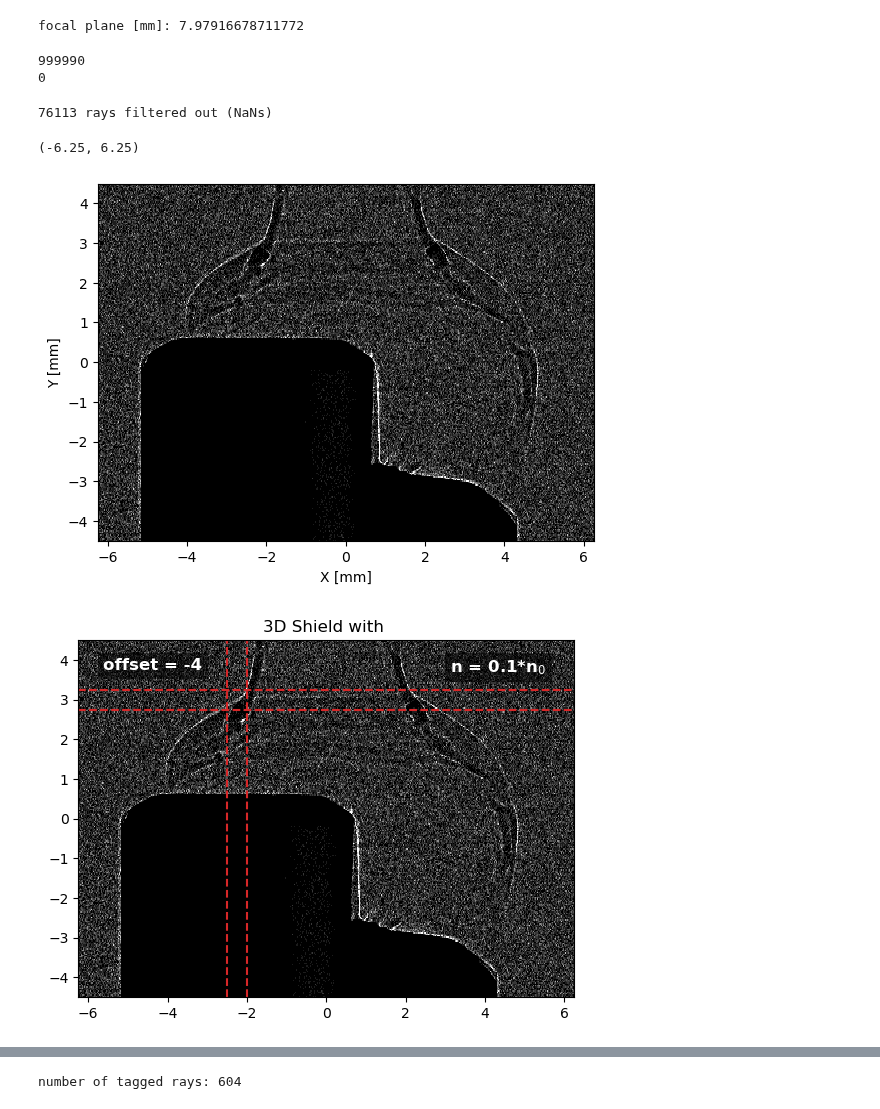
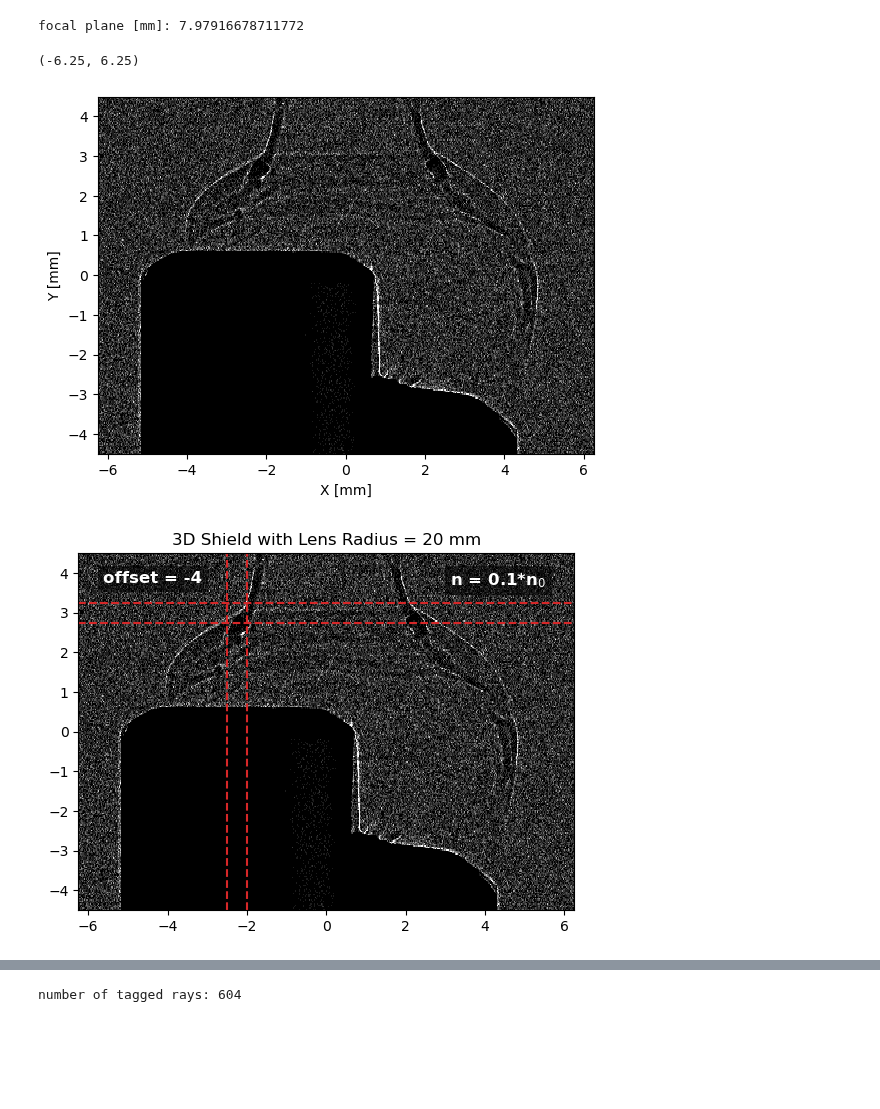
Before and after one commit to alextimoney/LIONZ_MagShockZ, a Jupyter notebook: particle_tracking/ray_tagging.ipynb, the cells around one changed output, grey strips where cells are left out. Saved outputs shown, nothing was run; the diff lists cells and outputs as text; code cells hidden in the pictures; blank space fills up the shorter version.

```diff
--- a/particle_tracking/ray_tagging.ipynb
+++ b/particle_tracking/ray_tagging.ipynb
@@ -71,13 +73,3 @@ d2 =total_dist-d1
 Lens_Rad = .5*75 # radius of lens
 # %% [output]
 focal plane [mm]: 7.97916678711772
-# %%
-rf = np.load(f"{ray_trace_dir}/ray_output.npy")
-
-print(len(rf[0,:]))
-x = rf[0,:]
-x=x[np.isnan(x)]
-print(len(x))
-# %% [output]
-999990
-0
@@ -92,7 +82,6 @@ sh = rtm.LIONZ_approx(r0 = rf, Lx = 15, Ly = 17, focal_plane = focal_plane+offse
 sh.solve(d1=d1,d2=d2)
 
 sh.histogram(bin_scale = 5)
-sh.get_nans()
 fig, axs = plt.subplots()
 cm='gray'
 
@@ -109,13 +98,13 @@ plt.xlim(-6.25, 6.25)
 # plt.savefig(f'{output_dir}/{Lens_Rad}mm.png', bbox_inches='tight')
 # plt.close()
 # %% [output]
-76113 rays filtered out (NaNs)
+(-6.25, 6.25)
-(-6.25, 6.25)
 [figure]
 # %%
 #track rays
 tracker = rtm.Tracked_Shadowgraphy(r0 = rf, Lx = 15, Ly = 17, focal_plane = focal_plane+offset, L=Lens_FL, R=Lens_Rad)
 tracker.solve(d1, d2)
+tracker.histogram(bin_scale = 5)
 
 #define range
 x_upper = -2
@@ -123,36 +112,41 @@ x_lower = -2.5
 y_upper = 3.25
 y_lower= 2.75
 
+# x_upper = 6
+# x_lower = -6
+# y_upper = 4
+# y_lower= -4
+
 fig, axs = plt.subplots()
-sh.plot(axs, cmap=cm, clim=clim)
+tracker.plot(axs, cmap=cm, clim=clim)
 
 plt.axvline(x_upper, linestyle = '--', color = 'tab:red')
 plt.axvline(x_lower, linestyle = '--', color = 'tab:red')
 plt.axhline(y_upper, linestyle = '--', color = 'tab:red')
 plt.axhline(y_lower, linestyle = '--', color = 'tab:red')
 
 scale = 0.1
 axs.text(0.75, 0.95, f'n = {scale}*n$_0$',
      transform=axs.transAxes,
      color='white',
      fontsize=12,
      fontweight='bold',
      verticalalignment='top',
      bbox=dict(facecolor='black', alpha=0.5, edgecolor='none'))
 axs.text(0.05, 0.95, f'offset = {offset}',
      transform=axs.transAxes,
      color='white',
      fontsize=12,
      fontweight='bold',
      verticalalignment='top',
      bbox=dict(facecolor='black', alpha=0.5, edgecolor='none'))
 
 plt.ylim(-4.5, 4.5)
 plt.xlim(-6.25, 6.25)
-plt.title('3D Shield with ')
+plt.title(f'3D Shield with Lens Radius = {Lens_Rad} mm')
 
 plt.savefig(f'/home/timoney/scratch/timoney/MagShockZ/images/ray_tracking/off={offset}_roi.jpg', bbox_inches='tight')
 # %% [output]
-[figure, old version]
+[figure, new version]
 # %%
 fig, axs = plt.subplots()
```
Also changed, not shown: parts of 42 cells of this notebook, 2 other files.
